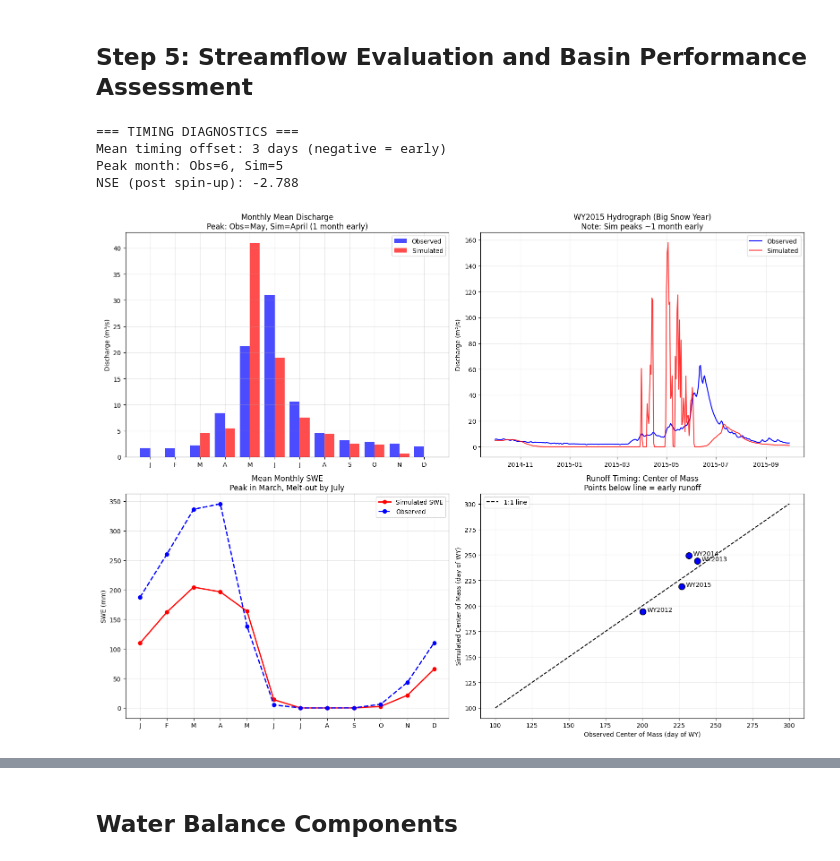
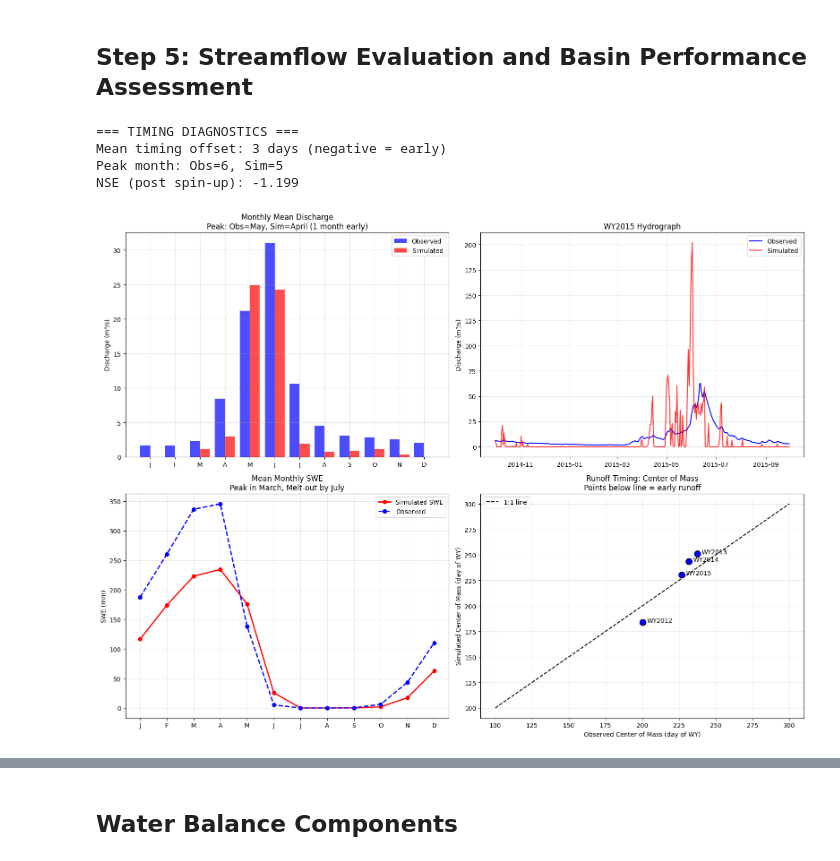
Before and after one commit to dlhogan97/CONFLUENCE-uwmtnhydro, a Jupyter notebook: ess-project/modeling/02_lumped/EastBasinLumped.ipynb, the cells around one changed output, grey strips where cells are left out. Cells and saved outputs as stored; diff of their text form; code cells hidden in the pictures.

```diff
--- a/ess-project/modeling/02_lumped/EastBasinLumped.ipynb
+++ b/ess-project/modeling/02_lumped/EastBasinLumped.ipynb
@@ -58,7 +58,7 @@ CONFLUENCE_CODE_DIR = confluence_path
 CONFLUENCE_DATA_DIR = Path('/scratch/dlhogan/ess-project-data/')
 
 # Load template configuration and customize for lumped modeling
-config_template_path = CONFLUENCE_CODE_DIR / 'ess-project' / '0_config_files' / 'config_East_River.yaml'
+config_template_path = CONFLUENCE_CODE_DIR / 'ess-project' / '0_config_files' / 'config_East_River_lumped.yaml'
 
 with open(config_template_path, 'r') as f:
     config_dict = yaml.safe_load(f)
@@ -970,9 +997,8 @@ print("✅ Basin-scale integrated simulation complete")
 # %% [markdown]
 ## Step 5: Streamflow Evaluation and Basin Performance Assessment
 # %%
-summa_dir = project_dir / "simulations" / config_dict['EXPERIMENT_ID'] / "SUMMA"
+summa_dir = project_dir / "simulations" / "longterm_baseline" / "SUMMA"
 sim_ds = xr.open_dataset(list(summa_dir.glob("*_timestep.nc"))[0])
-sim_zf_ds = xr.open_dataset(list(summa_dir.glob("*.nc"))[1])
 save = False
 
 # Get basin area
@@ -1014,14 +1040,14 @@ ax1.set_title('Monthly Mean Discharge\nPeak: Obs=May, Sim=April (1 month early)'
 ax1.legend()
 ax1.grid(True, alpha=0.3)
 
-# 2. Water year 2015 (big snow year) hydrograph
+# 2. Water year 2015 hydrograph
 ax2 = fig.add_subplot(2, 2, 2)
 wy2015_sim = sim_daily.sel(time=slice('2014-10-01', '2015-09-30'))
 wy2015_obs = obs_daily.loc['2014-10-01':'2015-09-30']
 ax2.plot(wy2015_obs.index, wy2015_obs.values, 'b-', label='Observed', lw=1.5)
 ax2.plot(pd.to_datetime(wy2015_sim.time.values), wy2015_sim.values, 'r-', label='Simulated', lw=1.5, alpha=0.8)
 ax2.set_ylabel('Discharge (m³/s)')
-ax2.set_title('WY2015 Hydrograph (Big Snow Year)\nNote: Sim peaks ~1 month early')
+ax2.set_title('WY2015 Hydrograph')
 ax2.legend()
 ax2.grid(True, alpha=0.3)
 
@@ -1080,32 +1106,32 @@ ax4.set_xlabel('Observed Center of Mass (day of WY)')
 ax4.set_ylabel('Simulated Center of Mass (day of WY)')
 ax4.set_title('Runoff Timing: Center of Mass\nPoints below line = early runoff')
 ax4.legend()
 ax4.grid(True, alpha=0.3)
 
 plt.tight_layout()
 if save:
     plt.savefig('/scratch/dlhogan/ess-project-data/domain_East_River_lumped/plots/timing_diagnostic.png', dpi=150)
     print("Saved: timing_diagnostic.png")
 
 # Print summary statistics
 print("\n=== TIMING DIAGNOSTICS ===")
 print(f"Mean timing offset: {float(timing_df['sim_com'].mean() - timing_df['obs_com'].mean()):.0f} days (negative = early)")
 print(f"Peak month: Obs={obs_monthly.idxmax()}, Sim={int(sim_monthly.argmax())+1}")
 
 # Calculate NSE excluding spin-up
 common_idx = pd.to_datetime(sim_daily.time.values)
 obs_aligned = obs_daily.reindex(common_idx)
 valid = ~obs_aligned.isna()
 sim_v = sim_daily.values[valid]
 obs_v = obs_aligned.values[valid]
 nse = 1 - np.sum((obs_v - sim_v)**2) / np.sum((obs_v - np.mean(obs_v))**2)
 print(f"NSE (post spin-up): {nse:.3f}")
 
 sim_ds.close()
 plt.show()
 # %% [output]
 === TIMING DIAGNOSTICS ===
 Mean timing offset: 3 days (negative = early)
 Peak month: Obs=6, Sim=5
-NSE (post spin-up): -2.788
+NSE (post spin-up): -1.199
-[figure, old version]
+[figure, new version]
```
Also changed, not shown: parts of 21 cells of this notebook, 57 other files.
